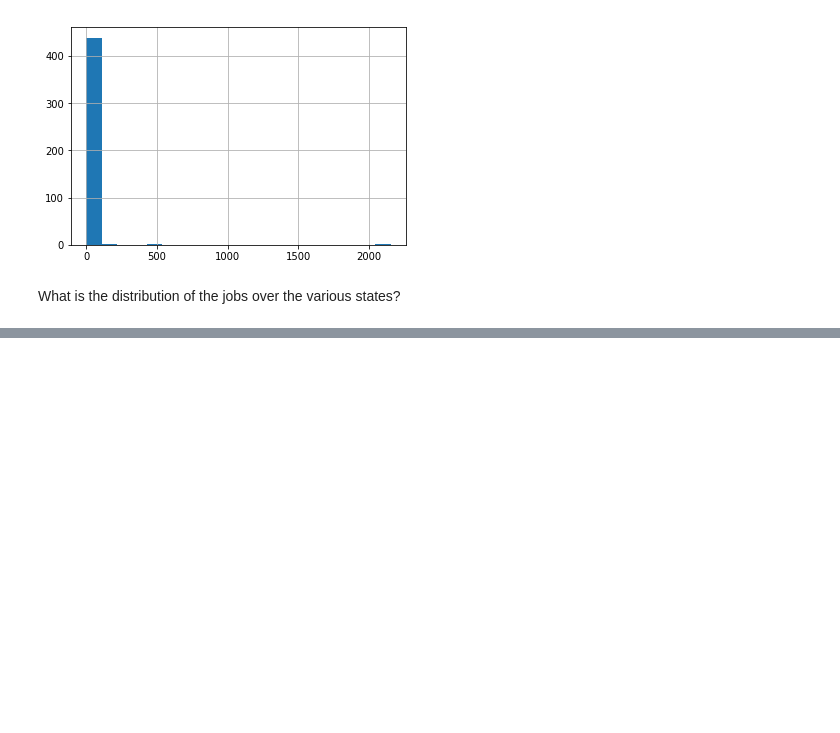
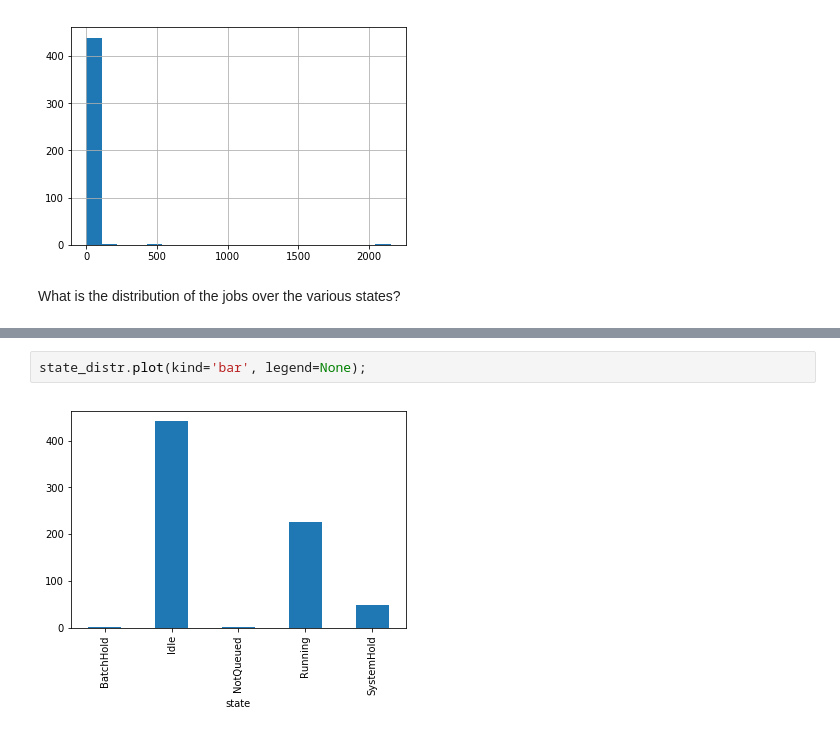
Before and after one commit to gjbex/QueueMonitoring, a Jupyter notebook: showq_analysis.ipynb, the cells around one changed output, grey strips where cells are left out. Drawn from its saved outputs; the diff is of its cells as text; blank space fills up the shorter version.

```diff
--- a/showq_analysis.ipynb
+++ b/showq_analysis.ipynb
@@ -253,0 +259,4 @@ state_distribution(job_df)
+# %%
+state_distr.plot(kind='bar', legend=None);
+# %% [output]
+[figure, added]
```
Also changed, not shown: parts of 3 cells of this notebook, 1 other file.
